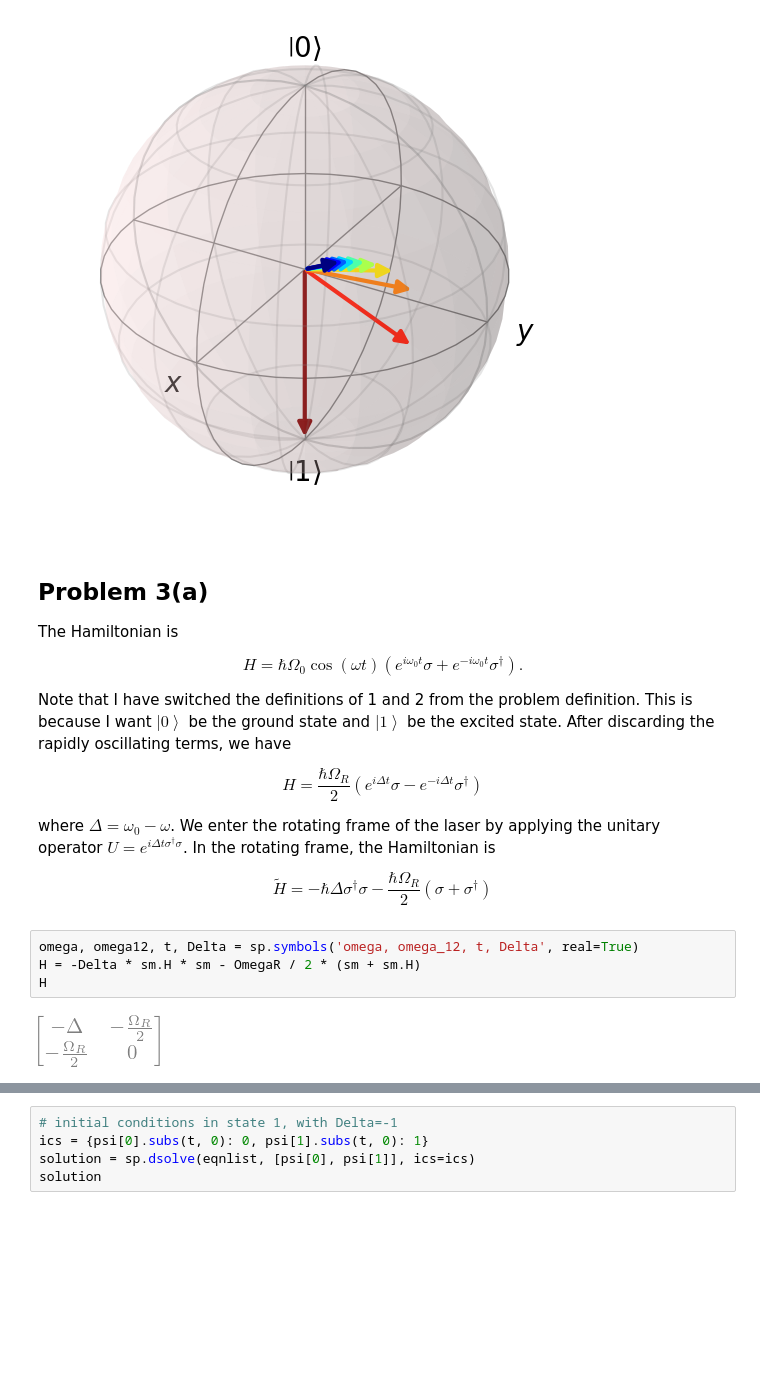
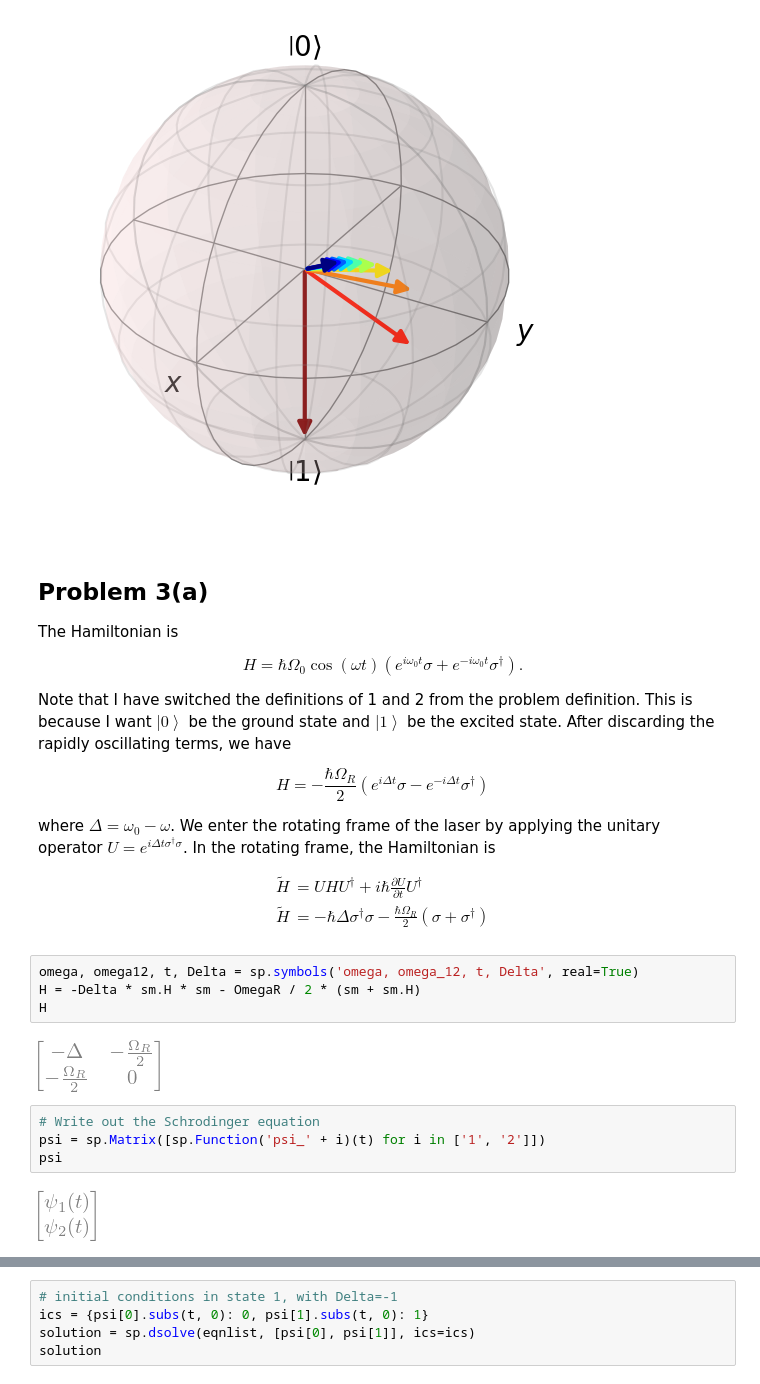
Before and after one commit to christianlange196/fall2023-chm696, a Jupyter notebook: assn4/assn4.ipynb, the cells around one changed output, grey strips where cells are left out. Drawn from its saved outputs; the diff is of its cells as text; blank space fills up the shorter version.

```diff
--- a/assn4/assn4.ipynb
+++ b/assn4/assn4.ipynb
@@ -241,13 +239,16 @@ $$
 Note that I have switched the definitions of 1 and 2 from the problem definition. This is because I want $\left| 0 \right>$ be the ground state and $\left| 1 \right>$ be the excited state. After discarding the rapidly oscillating terms, we have
 
 $$
-H = \frac{\hbar \Omega_R}{2} \left( e^{i \Delta t} \sigma - e^{-i \Delta t} \sigma^\dagger \right)
+H = -\frac{\hbar \Omega_R}{2} \left( e^{i \Delta t} \sigma - e^{-i \Delta t} \sigma^\dagger \right)
 $$
 
 where $ \Delta = \omega_{0} - \omega $. We enter the rotating frame of the laser by applying the unitary operator $U = e^{i \Delta t \sigma^\dagger \sigma}$. In the rotating frame, the Hamiltonian is
 
 $$
-\tilde{H}=-\hbar\Delta \sigma^{\dagger}\sigma-\frac{\hbar\Omega_{R}}{2}\left(\sigma+\sigma^{\dagger}\right)
+\begin{align}
+\tilde{H}&=UHU^{\dagger}+i\hbar\frac{\partial U}{\partial t}U^{\dagger} \\
+\tilde{H}&=-\hbar\Delta \sigma^{\dagger}\sigma-\frac{\hbar\Omega_{R}}{2}\left(\sigma+\sigma^{\dagger}\right)
+\end{align}
 $$
 # %%
 omega, omega12, t, Delta = sp.symbols('omega, omega_12, t, Delta', real=True)
@@ -255,4 +256,10 @@ H = -Delta * sm.H * sm - OmegaR / 2 * (sm + sm.H)
 H
 # %% [output]
 [figure]
+# %%
+# Write out the Schrodinger equation
+psi = sp.Matrix([sp.Function('psi_' + i)(t) for i in ['1', '2']])
+psi
+# %% [output]
+[figure, added]
 # %%
```
Also changed, not shown: parts of 5 cells of this notebook.
